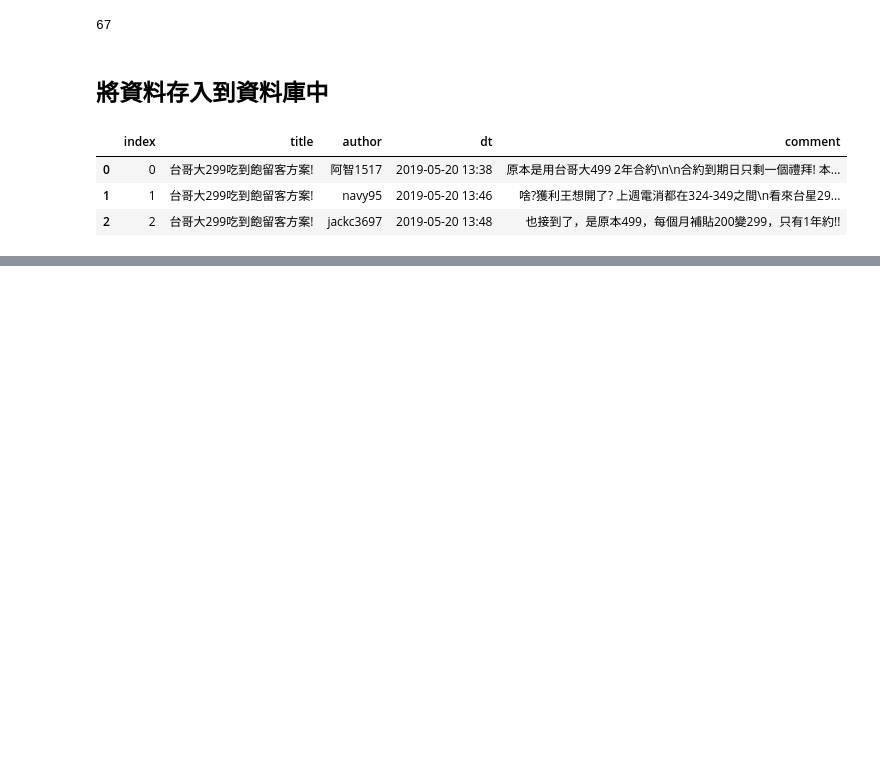
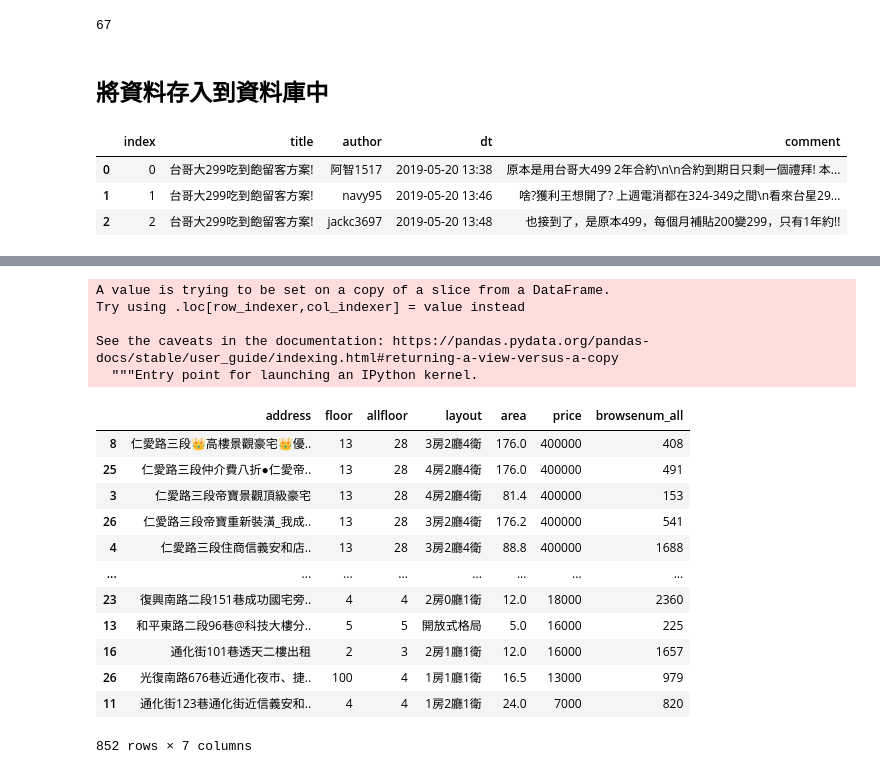
Before and after one commit to ywchiu/twm_crawler, a Jupyter notebook: Demo20201016.ipynb, the cells around one changed output, grey strips where cells are left out. Saved outputs shown, nothing was run; the diff lists cells and outputs as text; code cells hidden in the pictures; blank space fills up the shorter version.

```diff
--- a/Demo20201016.ipynb
+++ b/Demo20201016.ipynb
@@ -819,0 +843,8 @@ df2
+# %%
+import pandas
+house_ary = []
+for i in range(0, math.ceil(852 / 30 )):
+    res = requests.get('https://rent.591.com.tw/home/search/rsList?is_new_list=1&type=1&kind=1&searchtype=1&region=1&section=5&firstRow={}&totalRows=851'.format(i * 30), headers = headers)
+    jd = res.json()
+    df = pandas.DataFrame(jd['data']['data'])
+    house_ary.append(df)
@@ -819,0 +872,24 @@ df2
+# %%
+house_df['price'] = house_df['price'].map(lambda e: int(e.replace(',','')) )
+# %% [output]
+A value is trying to be set on a copy of a slice from a DataFrame.
+Try using .loc[row_indexer,col_indexer] = value instead
+
+See the caveats in the documentation: https://pandas.pydata.org/pandas-docs/stable/user_guide/indexing.html#returning-a-view-versus-a-copy
+  """Entry point for launching an IPython kernel.
+# %%
+house_df.sort_values('price', ascending = False)
+# %% [output]
+|  | address | floor | allfloor | layout | area | price | browsenum_all |
+| 8 | 仁愛路三段👑高樓景觀豪宅👑優.. | 13 | 28 | 3房2廳4衛 | 176.0 | 400000 | 408 |
+| 25 | 仁愛路三段仲介費八折●仁愛帝.. | 13 | 28 | 4房2廳4衛 | 176.0 | 400000 | 491 |
+| 3 | 仁愛路三段帝寶景觀頂級豪宅 | 13 | 28 | 4房2廳4衛 | 81.4 | 400000 | 153 |
+| 26 | 仁愛路三段帝寶重新裝潢_我成.. | 13 | 28 | 3房2廳4衛 | 176.2 | 400000 | 541 |
+| 4 | 仁愛路三段住商信義安和店.. | 13 | 28 | 3房2廳4衛 | 88.8 | 400000 | 1688 |
+| ... | ... | ... | ... | ... | ... | ... | ... |
+| 23 | 復興南路二段151巷成功國宅旁.. | 4 | 4 | 2房0廳1衛 | 12.0 | 18000 | 2360 |
+| 13 | 和平東路二段96巷@科技大樓分.. | 5 | 5 | 開放式格局 | 5.0 | 16000 | 225 |
+| 16 | 通化街101巷透天二樓出租 | 2 | 3 | 2房1廳1衛 | 12.0 | 16000 | 1657 |
+| 26 | 光復南路676巷近通化夜市、捷.. | 100 | 4 | 1房1廳1衛 | 16.5 | 13000 | 979 |
+| 11 | 通化街123巷通化街近信義安和.. | 4 | 4 | 1房2廳1衛 | 24.0 | 7000 | 820 |
+852 rows × 7 columns
```
Also changed, not shown: parts of 14 cells of this notebook.
